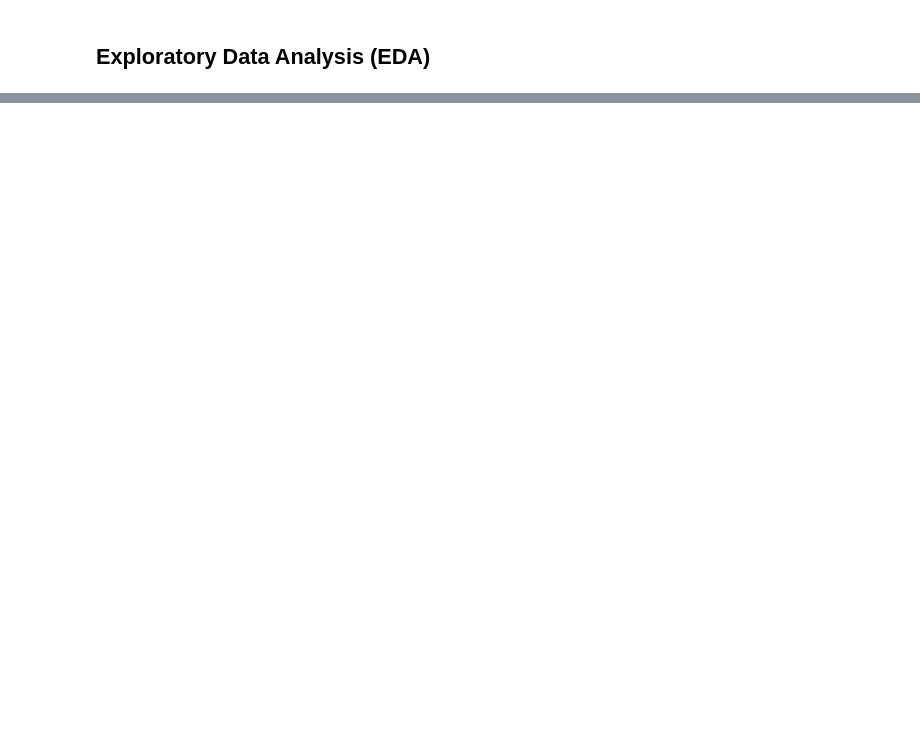
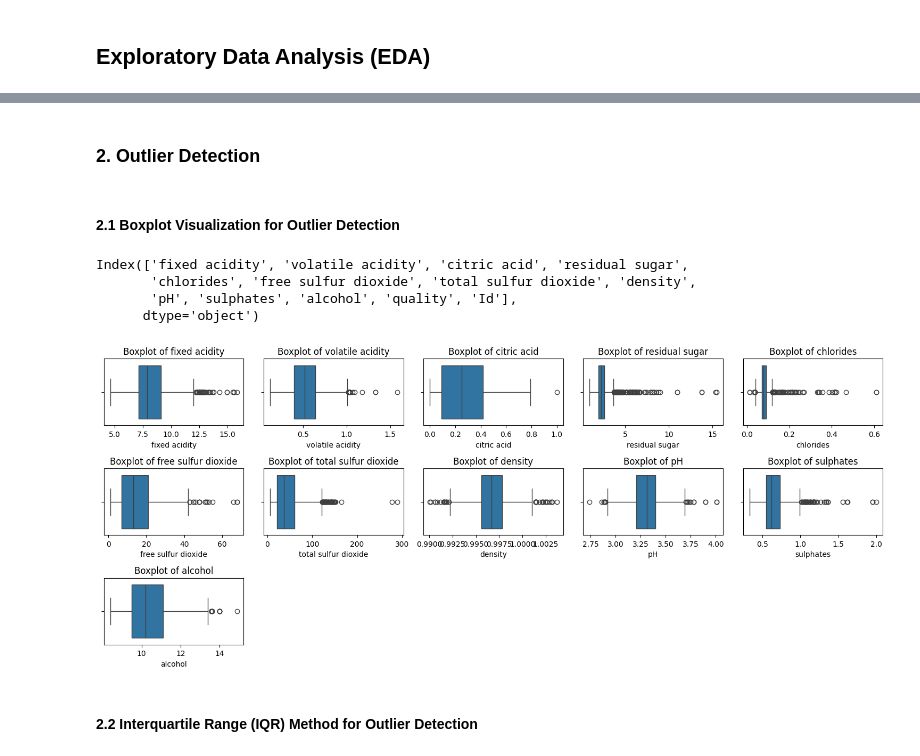
Before and after one commit to iammuhammadhassaaan/ML-Projects, a Jupyter notebook: 04_wine_quality_prediction/notebooks/01_wine_quality_prediction.ipynb, the cells around one changed output, grey strips where cells are left out. Saved outputs shown, nothing was run; the diff lists cells and outputs as text; code cells hidden in the pictures; blank space fills up the shorter version.

Commit message:
Wine Quality Project

```diff
--- a/04_wine_quality_prediction/notebooks/01_wine_quality_prediction.ipynb
+++ b/04_wine_quality_prediction/notebooks/01_wine_quality_prediction.ipynb
@@ -130,2 +132,5 @@ import pickle
+# %%
+# load the dataset
+df = pd.read_csv("../data/WineQT.csv")
 # %% [markdown]
 ## Exploratory Data Analysis (EDA)
@@ -131,0 +278,28 @@ import pickle
+# %% [markdown]
+### 2. Outlier Detection
+# %% [markdown]
+#### 2.1 Boxplot Visualization for Outlier Detection
+# %%
+df.columns
+# %% [output]
+Index(['fixed acidity', 'volatile acidity', 'citric acid', 'residual sugar',
+       'chlorides', 'free sulfur dioxide', 'total sulfur dioxide', 'density',
+       'pH', 'sulphates', 'alcohol', 'quality', 'Id'],
+      dtype='object')
+# %%
+# plot boxplots for each numeric feature to visually identity coutliers
+numeric_features = ['fixed acidity', 'volatile acidity', 'citric acid', 'residual sugar', 'chlorides', 'free sulfur dioxide','total sulfur dioxide', 'density',
+       'pH', 'sulphates', 'alcohol']
+
+# plotting through seaborn
+plt.figure(figsize=(15, 10))
+for i, feature in enumerate(numeric_features, 1):
+    plt.subplot(5, 5, i)  # Adjust subplot grid size based on the number of features
+    sns.boxplot(x=df[feature])
+    plt.title(f'Boxplot of {feature}')
+plt.tight_layout()
+plt.show()
+# %% [output]
+[figure, added]
+# %% [markdown]
+#### 2.2 Interquartile Range (IQR) Method for Outlier Detection
```
Also changed, not shown: parts of 62 cells of this notebook.
